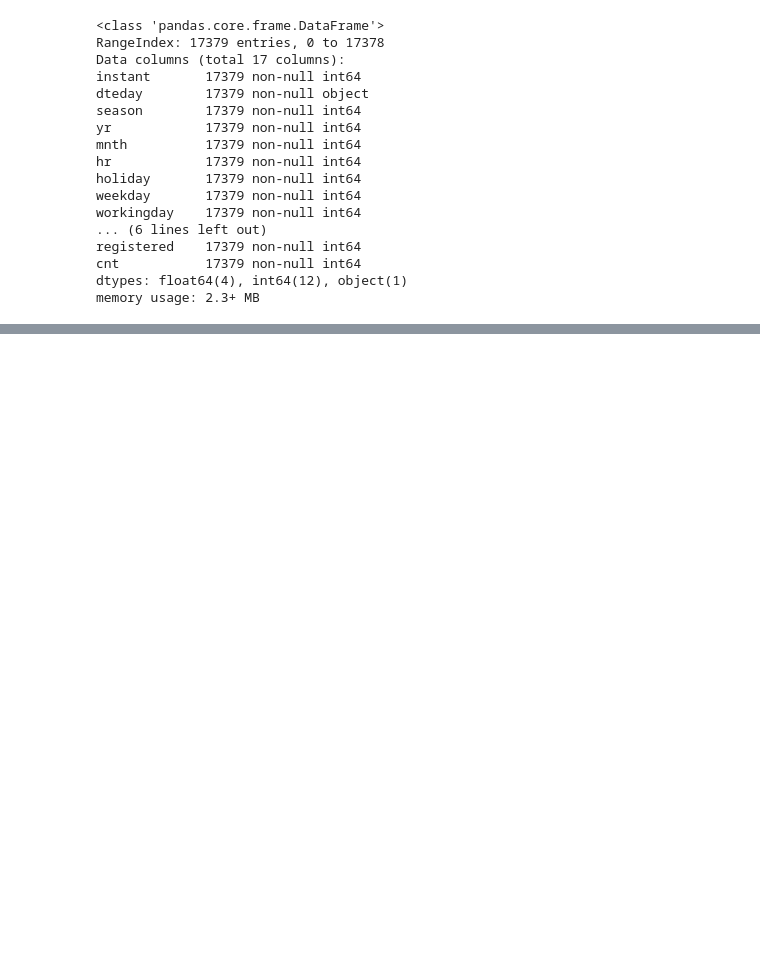
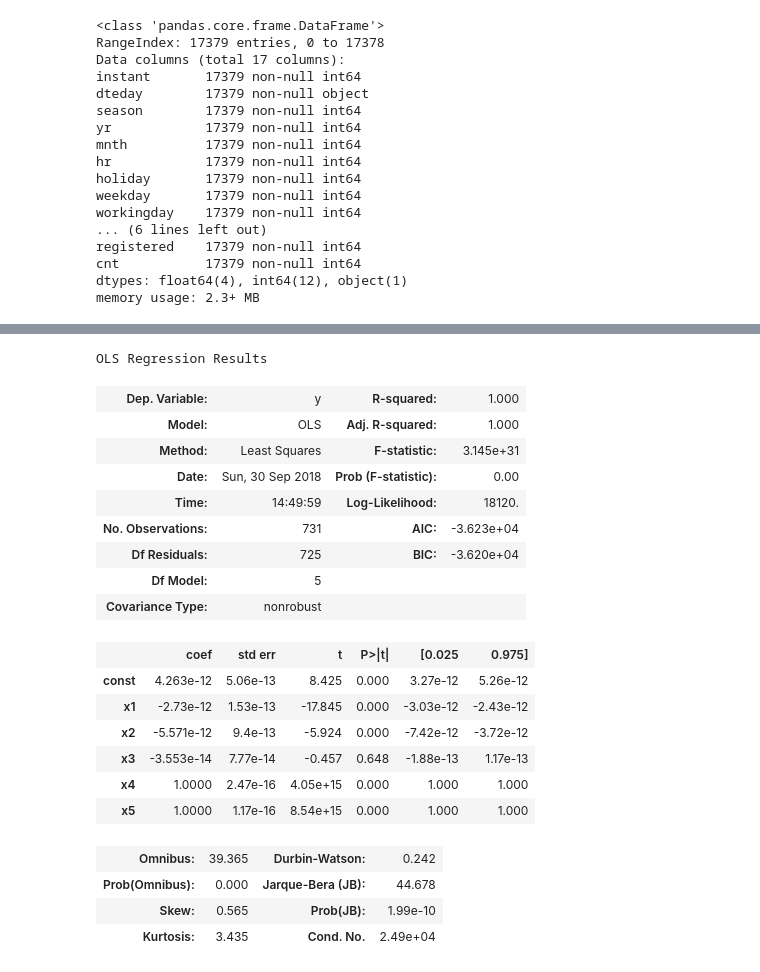
Before and after one commit to mUtterberg/kaggle-projects, a Jupyter notebook: Regressions/Starter.ipynb, the cells around one changed output, grey strips where cells are left out. Saved outputs shown, nothing was run; the diff lists cells and outputs as text; code cells hidden in the pictures; blank space fills up the shorter version.

```diff
--- a/Regressions/Starter.ipynb
+++ b/Regressions/Starter.ipynb
@@ -105,0 +195,26 @@ display(hourly)
+# %%
+X_opt = X_day[:, [0, 1, 4, 5, 12, 13]]
+regressor_OLS = sm.OLS(endog = y_day, exog = X_opt).fit()
+regressor_OLS.summary()
+# %% [output]
+OLS Regression Results
+| Dep. Variable: | y | R-squared: | 1.000 |
+| Model: | OLS | Adj. R-squared: | 1.000 |
+| Method: | Least Squares | F-statistic: | 3.145e+31 |
+| Date: | Sun, 30 Sep 2018 | Prob (F-statistic): | 0.00 |
+| Time: | 14:49:59 | Log-Likelihood: | 18120. |
+| No. Observations: | 731 | AIC: | -3.623e+04 |
+| Df Residuals: | 725 | BIC: | -3.620e+04 |
+| Df Model: | 5 |  |  |
+| Covariance Type: | nonrobust |  |  |
+|  | coef | std err | t | P>|t| | [0.025 | 0.975] |
+| const | 4.263e-12 | 5.06e-13 | 8.425 | 0.000 | 3.27e-12 | 5.26e-12 |
+| x1 | -2.73e-12 | 1.53e-13 | -17.845 | 0.000 | -3.03e-12 | -2.43e-12 |
+| x2 | -5.571e-12 | 9.4e-13 | -5.924 | 0.000 | -7.42e-12 | -3.72e-12 |
+| x3 | -3.553e-14 | 7.77e-14 | -0.457 | 0.648 | -1.88e-13 | 1.17e-13 |
+| x4 | 1.0000 | 2.47e-16 | 4.05e+15 | 0.000 | 1.000 | 1.000 |
+| x5 | 1.0000 | 1.17e-16 | 8.54e+15 | 0.000 | 1.000 | 1.000 |
+| Omnibus: | 39.365 | Durbin-Watson: | 0.242 |
+| Prob(Omnibus): | 0.000 | Jarque-Bera (JB): | 44.678 |
+| Skew: | 0.565 | Prob(JB): | 1.99e-10 |
+| Kurtosis: | 3.435 | Cond. No. | 2.49e+04 |
```
Also changed, not shown: parts of 13 cells of this notebook.
